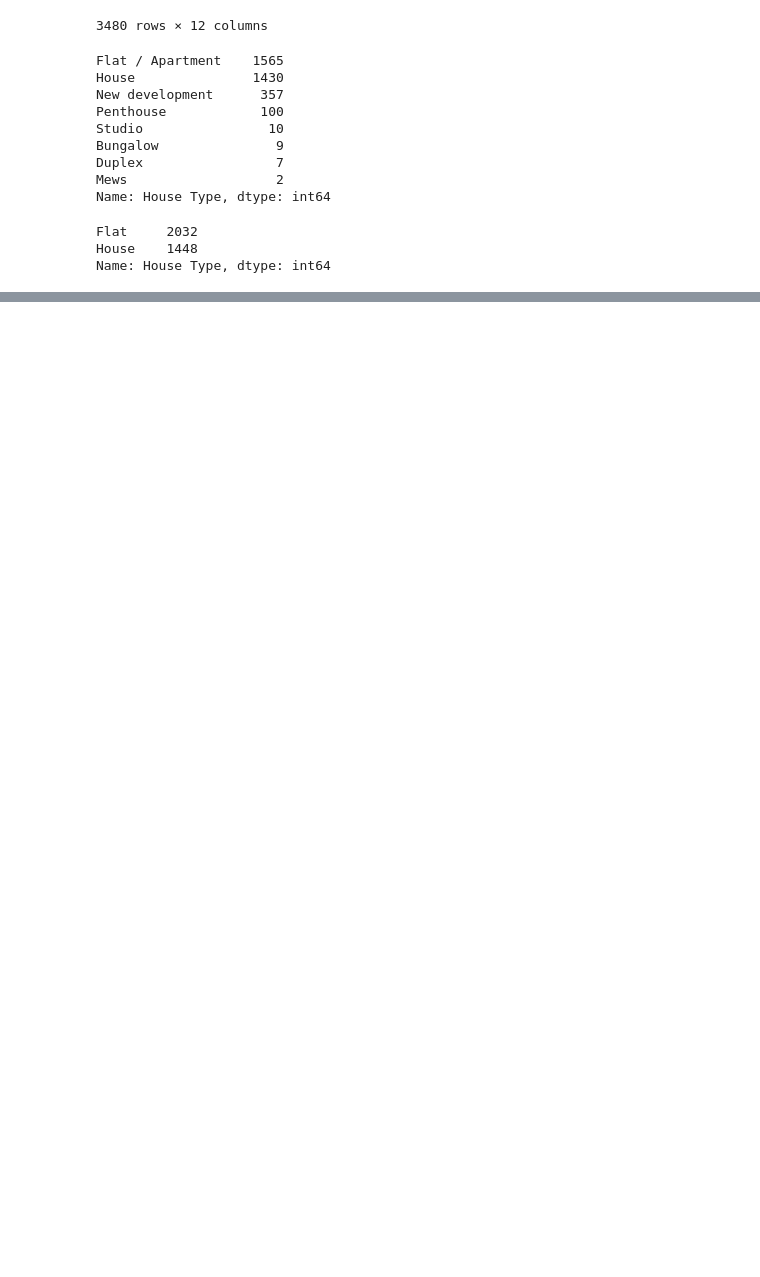
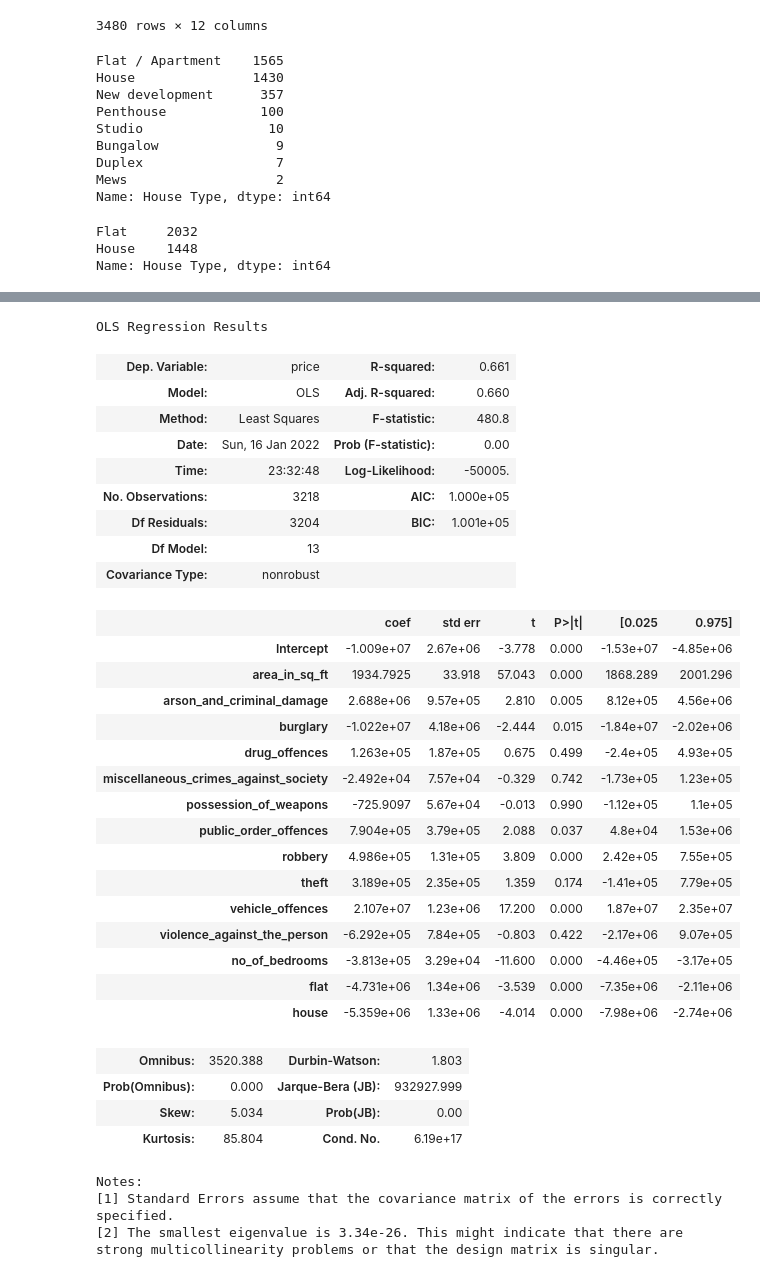
Before and after one commit to ivan-gerov/london_housing_prices, a Jupyter notebook: analysis.ipynb, the cells around one changed output, grey strips where cells are left out. Drawn from its saved outputs; the diff is of its cells as text; code cells hidden in the pictures; blank space fills up the shorter version.

```diff
--- a/analysis.ipynb
+++ b/analysis.ipynb
@@ -269,0 +278,8 @@ sns.heatmap(gdf_final.loc[gdf_final["House Type"] == "Flat"][features + target].
+# %%
+def rename_column(name):
+    return str.lower(name).replace(" ", "_").replace(".", "")
+gdf.rename(columns=rename_column, inplace=True)
+# %%
+features = [rename_column(feature) for feature in features]
+target = [rename_column(t) for t in target]
+gdf = gdf[features + target]
@@ -269,0 +291,38 @@ sns.heatmap(gdf_final.loc[gdf_final["House Type"] == "Flat"][features + target].
+# %%
+model_price = sm.formula.ols(model_ols_formula, gdf).fit()
+model_price.summary()
+# %% [output]
+OLS Regression Results
+| Dep. Variable: | price | R-squared: | 0.661 |
+| Model: | OLS | Adj. R-squared: | 0.660 |
+| Method: | Least Squares | F-statistic: | 480.8 |
+| Date: | Sun, 16 Jan 2022 | Prob (F-statistic): | 0.00 |
+| Time: | 23:32:48 | Log-Likelihood: | -50005. |
+| No. Observations: | 3218 | AIC: | 1.000e+05 |
+| Df Residuals: | 3204 | BIC: | 1.001e+05 |
+| Df Model: | 13 |  |  |
+| Covariance Type: | nonrobust |  |  |
+|  | coef | std err | t | P>|t| | [0.025 | 0.975] |
+| Intercept | -1.009e+07 | 2.67e+06 | -3.778 | 0.000 | -1.53e+07 | -4.85e+06 |
+| area_in_sq_ft | 1934.7925 | 33.918 | 57.043 | 0.000 | 1868.289 | 2001.296 |
+| arson_and_criminal_damage | 2.688e+06 | 9.57e+05 | 2.810 | 0.005 | 8.12e+05 | 4.56e+06 |
+| burglary | -1.022e+07 | 4.18e+06 | -2.444 | 0.015 | -1.84e+07 | -2.02e+06 |
+| drug_offences | 1.263e+05 | 1.87e+05 | 0.675 | 0.499 | -2.4e+05 | 4.93e+05 |
+| miscellaneous_crimes_against_society | -2.492e+04 | 7.57e+04 | -0.329 | 0.742 | -1.73e+05 | 1.23e+05 |
+| possession_of_weapons | -725.9097 | 5.67e+04 | -0.013 | 0.990 | -1.12e+05 | 1.1e+05 |
+| public_order_offences | 7.904e+05 | 3.79e+05 | 2.088 | 0.037 | 4.8e+04 | 1.53e+06 |
+| robbery | 4.986e+05 | 1.31e+05 | 3.809 | 0.000 | 2.42e+05 | 7.55e+05 |
+| theft | 3.189e+05 | 2.35e+05 | 1.359 | 0.174 | -1.41e+05 | 7.79e+05 |
+| vehicle_offences | 2.107e+07 | 1.23e+06 | 17.200 | 0.000 | 1.87e+07 | 2.35e+07 |
+| violence_against_the_person | -6.292e+05 | 7.84e+05 | -0.803 | 0.422 | -2.17e+06 | 9.07e+05 |
+| no_of_bedrooms | -3.813e+05 | 3.29e+04 | -11.600 | 0.000 | -4.46e+05 | -3.17e+05 |
+| flat | -4.731e+06 | 1.34e+06 | -3.539 | 0.000 | -7.35e+06 | -2.11e+06 |
+| house | -5.359e+06 | 1.33e+06 | -4.014 | 0.000 | -7.98e+06 | -2.74e+06 |
+| Omnibus: | 3520.388 | Durbin-Watson: | 1.803 |
+| Prob(Omnibus): | 0.000 | Jarque-Bera (JB): | 932927.999 |
+| Skew: | 5.034 | Prob(JB): | 0.00 |
+| Kurtosis: | 85.804 | Cond. No. | 6.19e+17 |
+Notes:
+[1] Standard Errors assume that the covariance matrix of the errors is correctly specified.
+[2] The smallest eigenvalue is 3.34e-26. This might indicate that there are
+strong multicollinearity problems or that the design matrix is singular.
```
Also changed, not shown: parts of 8 cells of this notebook, 4 other files.
